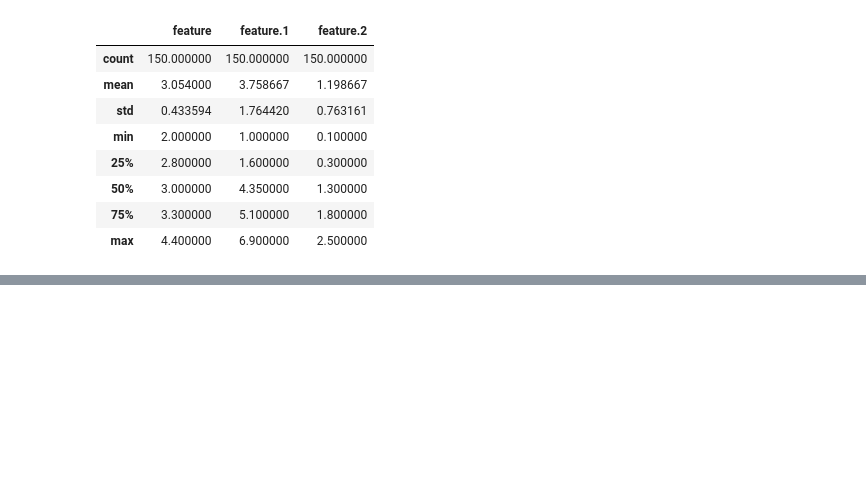
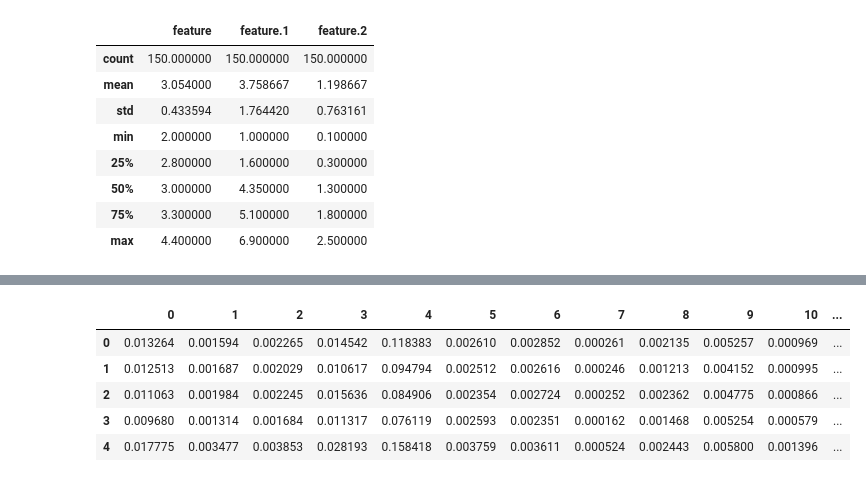
Before and after one commit to kantologist/NIPS-Global-Paper-Implementation-Challenge, a Jupyter notebook: kmeans.ipynb, the cells around one changed output, grey strips where cells are left out. Cells and saved outputs as stored; diff of their text form; code cells hidden in the pictures; blank space fills up the shorter version.

Commit message:
normalized the datasets after some preprocessing

```diff
--- a/kmeans.ipynb
+++ b/kmeans.ipynb
@@ -80,0 +91,9 @@ letter.describe()
+# %%
+def normalize(data, no_features):
+    data_norm = tf.nn.l2_normalize(data.as_matrix(), 1)
+    sess = tf.Session()
+    with sess.as_default():
+        data_norm = data_norm.eval()
+#     column = ["feature"] * no_features
+    data_norm = pd.DataFrame(data_norm)
+    return data_norm
@@ -80,0 +104,14 @@ letter.describe()
+# %%
+bank_norm = normalize(bank, 5)
+iris_norm = normalize(iris, 4)
+wine_norm = normalize(wine, 13)
+# letter_norm = normalize(letter, 16)
+# %%
+wine_norm.head()
+# %% [output]
+|  | 0 | 1 | 2 | 3 | 4 | 5 | 6 | 7 | 8 | 9 | 10 | ... |
+| 0 | 0.013264 | 0.001594 | 0.002265 | 0.014542 | 0.118383 | 0.002610 | 0.002852 | 0.000261 | 0.002135 | 0.005257 | 0.000969 | ... |
+| 1 | 0.012513 | 0.001687 | 0.002029 | 0.010617 | 0.094794 | 0.002512 | 0.002616 | 0.000246 | 0.001213 | 0.004152 | 0.000995 | ... |
+| 2 | 0.011063 | 0.001984 | 0.002245 | 0.015636 | 0.084906 | 0.002354 | 0.002724 | 0.000252 | 0.002362 | 0.004775 | 0.000866 | ... |
+| 3 | 0.009680 | 0.001314 | 0.001684 | 0.011317 | 0.076119 | 0.002593 | 0.002351 | 0.000162 | 0.001468 | 0.005254 | 0.000579 | ... |
+| 4 | 0.017775 | 0.003477 | 0.003853 | 0.028193 | 0.158418 | 0.003759 | 0.003611 | 0.000524 | 0.002443 | 0.005800 | 0.001396 | ... |
```
Also changed, not shown: parts of 8 cells of this notebook.
